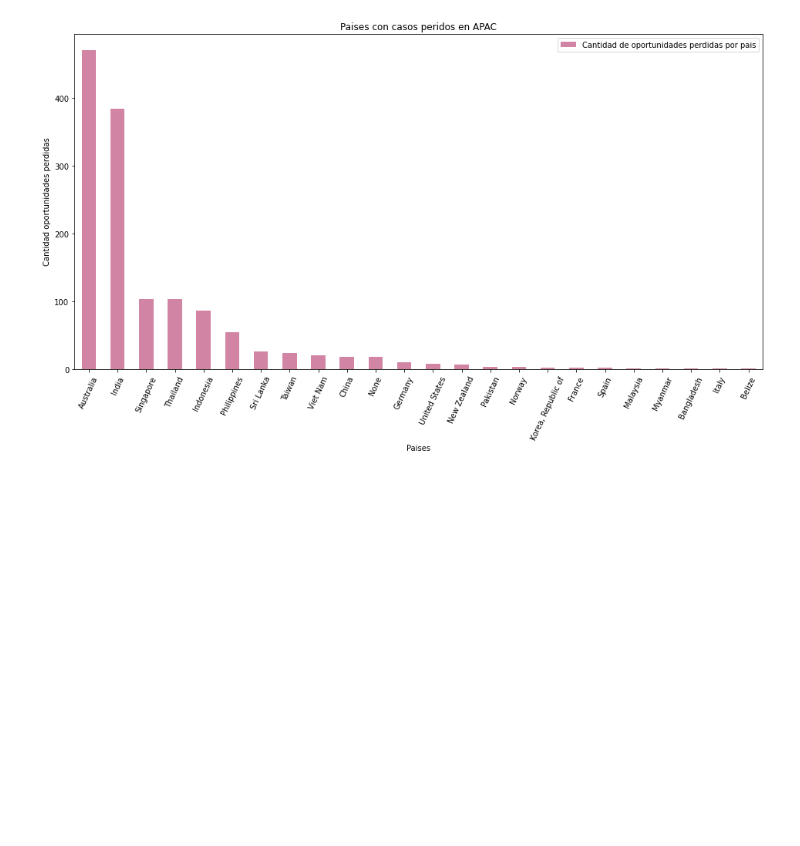
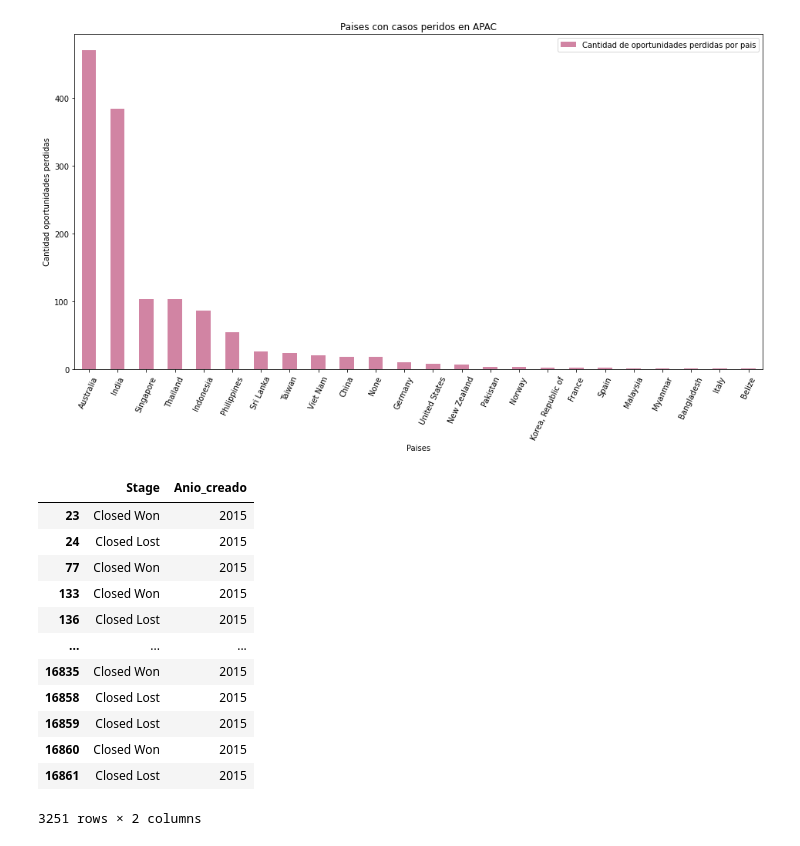
Before and after one commit to Ramaxx95/TP1-Orga-de-Datos, a Jupyter notebook: Visualizaciones/Region_APAC.ipynb, the cells around one changed output. Saved outputs shown, nothing was run; the diff lists cells and outputs as text; code cells hidden in the pictures; blank space fills up the shorter version.

```diff
--- a/Visualizaciones/Region_APAC.ipynb
+++ b/Visualizaciones/Region_APAC.ipynb
@@ -27,6 +28,8 @@ data_frame
 | 16945 | 28561 | Americas | NE America | 1 | 1 | 1 | ... |
 | 16946 | 28318 | Americas | NE America | 1 | 1 | 1 | ... |
 16947 rows × 52 columns
+# %%
+oportunidades_cerradas = data_frame[(((data_frame.Stage == 'Closed Lost') | (data_frame.Stage == 'Closed Won') ) & (data_frame.Region == 'APAC') ) ]
 # %%
 oportunidades_ganadas_APAC = data_frame[(data_frame.Stage == 'Closed Won') & (data_frame.Region == 'APAC')]
 oportunidades_ganadas_APAC
@@ -121,3 +135,21 @@ ax.set_xlabel('Paises')
 # %% [output]
 Text(0.5, 0, 'Paises')
 [figure]
+# %%
+estado_oportunidades_segun_anio_creacion = oportunidades_cerradas['Stage'].to_frame()
+estado_oportunidades_segun_anio_creacion['Anio_creado']= oportunidades_cerradas.Opportunity_Created_Date.dt.year
+estado_oportunidades_segun_anio_creacion
+# %% [output]
+|  | Stage | Anio_creado |
+| 23 | Closed Won | 2015 |
+| 24 | Closed Lost | 2015 |
+| 77 | Closed Won | 2015 |
+| 133 | Closed Won | 2015 |
+| 136 | Closed Lost | 2015 |
+| ... | ... | ... |
+| 16835 | Closed Won | 2015 |
+| 16858 | Closed Lost | 2015 |
+| 16859 | Closed Lost | 2015 |
+| 16860 | Closed Won | 2015 |
+| 16861 | Closed Lost | 2015 |
+3251 rows × 2 columns
```
Also changed, not shown: parts of 2 cells of this notebook.
